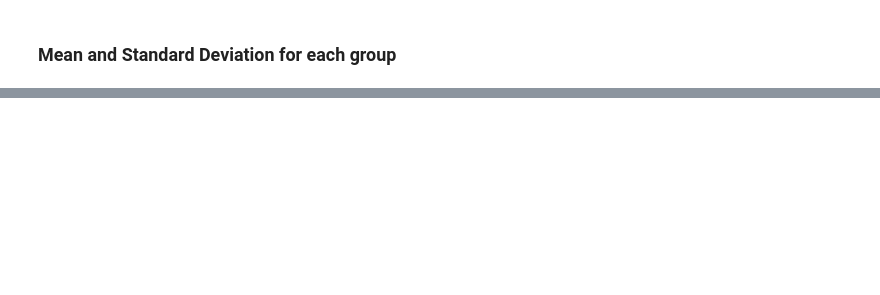
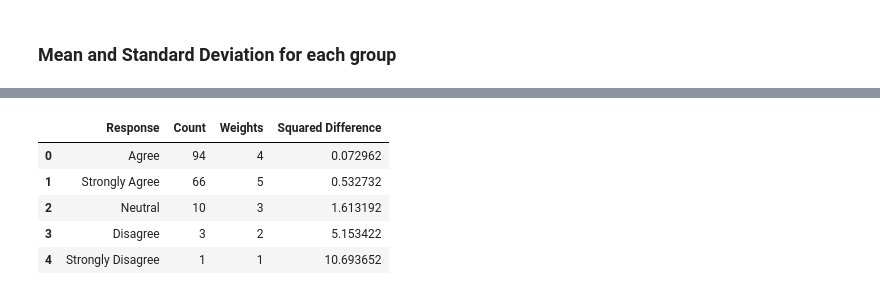
Before and after one commit to Lorraine254/likertScaleAnalysis, a Jupyter notebook: analysis_v1.ipynb, the cells around one changed output, grey strips where cells are left out. Saved outputs shown, nothing was run; the diff lists cells and outputs as text; code cells hidden in the pictures; blank space fills up the shorter version.

Commit message:
sd and variance calculation

```diff
--- a/analysis_v1.ipynb
+++ b/analysis_v1.ipynb
@@ -536,0 +592,36 @@ Standard Deviation (Expectation) of column 'The operating hours of the hospital
+# %%
+# Likert mapping
+likert_mapping_squared = {
+    'Strongly Agree': 25,
+    'Agree': 16,
+    'Neutral': 9,
+    'Disagree': 4,
+    'Strongly Disagree': 1
+}
+
+# Loop over every other column in the DataFrame
+for column in expectation_df.columns:
+    value_counts = expectation_df[column].value_counts()
+
+    # Create DataFrame of value counts
+    value_counts_df = pd.DataFrame({'Response': value_counts.index, 'Count': value_counts.values})
+
+    # Replace Likert scale responses with numeric values
+    value_counts_df['Weights_2'] = value_counts_df['Response'].map(likert_mapping_squared)
+
+    # Compute the weighted mean
+    mean = (value_counts_df['Count'] * value_counts_df['Weights_2']).sum() / value_counts_df['Count'].sum()
+
+    # Compute the variance
+    value_counts_df['Squared Difference'] = (value_counts_df['Weights_2'] - mean) ** 2
+    variance = (value_counts_df['Count'] * value_counts_df['Squared Difference']).sum() / value_counts_df['Count'].sum()
+
+    # Compute the standard deviation
+    standard_deviation = np.sqrt(variance)
+
+    # Append mean to the list
+    # means_per_column.append(( mean, variance, standard_deviation))
+    print("Mean (Expectation) of column '{}': {:.2f}".format(column, mean))
+    print("Variance (Expectation) of column '{}': {:.2f}".format(column, variance))
+    print("Standard Deviation (Expectation) of column '{}': {:.2f}".format(column, standard_deviation))
+    print("--------------------------------------------------------------")
@@ -599,0 +740,9 @@ Standard Deviation (Perception) of column 'The operating hours of the hospital a
+# %%
+value_counts_df
+# %% [output]
+|  | Response | Count | Weights | Squared Difference |
+| 0 | Agree | 94 | 4 | 0.072962 |
+| 1 | Strongly Agree | 66 | 5 | 0.532732 |
+| 2 | Neutral | 10 | 3 | 1.613192 |
+| 3 | Disagree | 3 | 2 | 5.153422 |
+| 4 | Strongly Disagree | 1 | 1 | 10.693652 |
```
Also changed, not shown: parts of 8 cells of this notebook.
